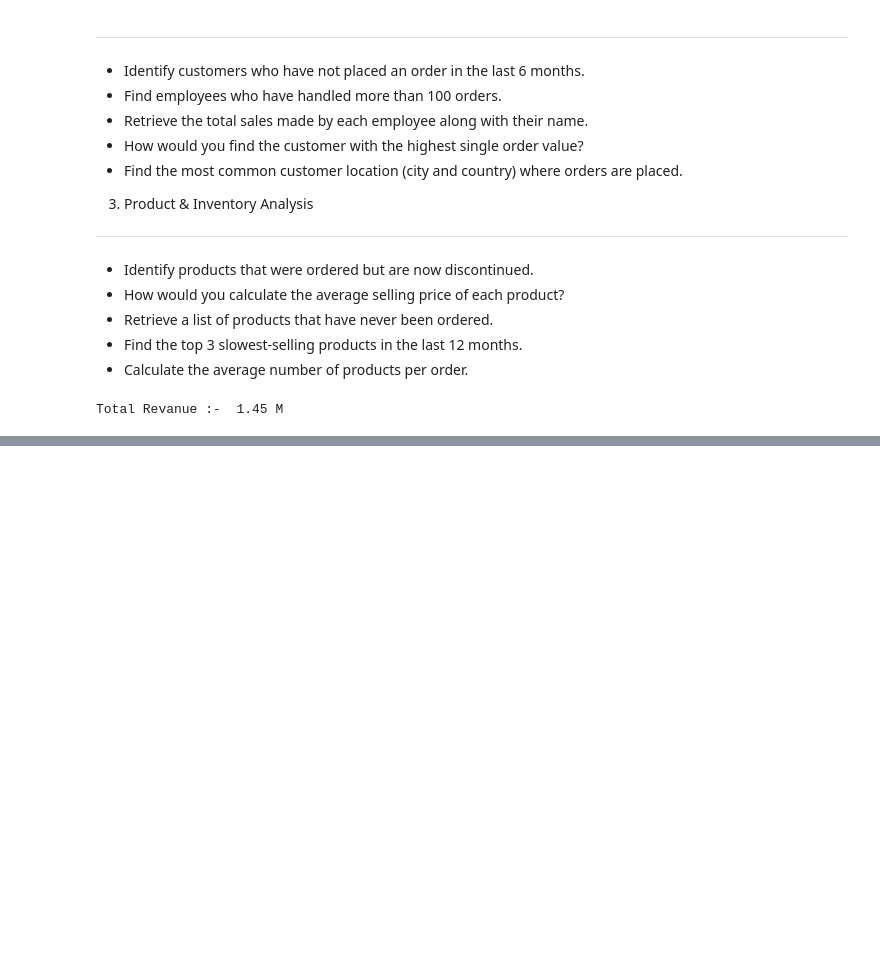
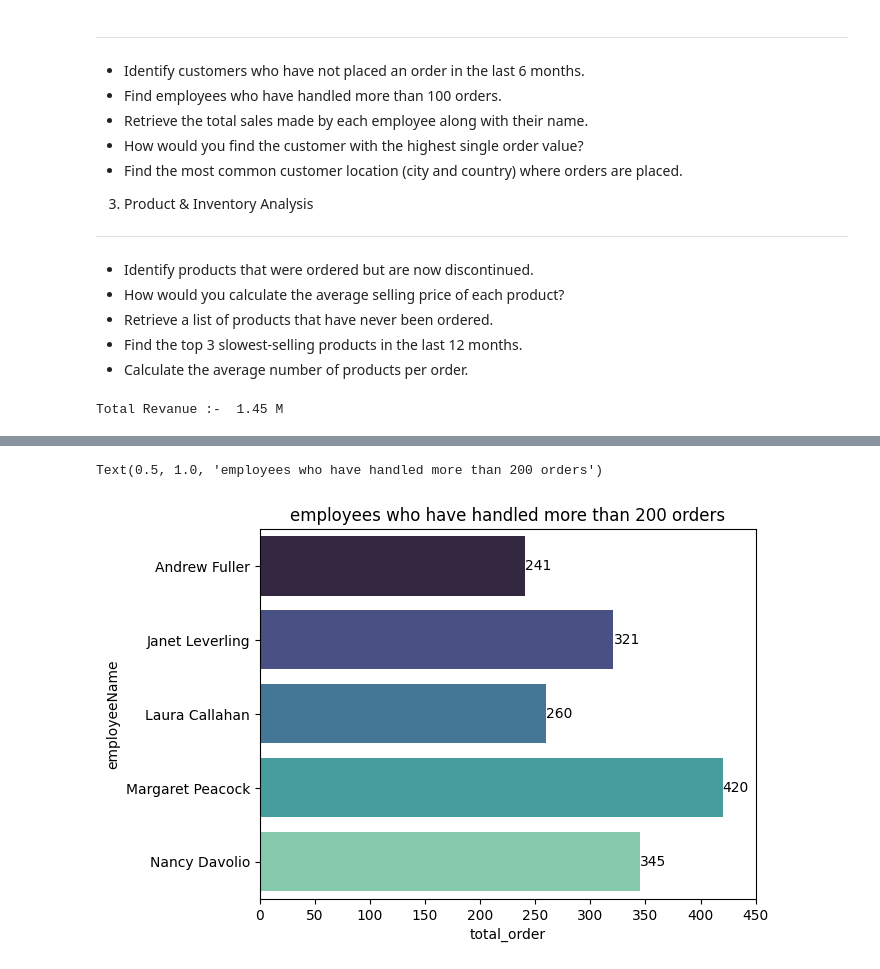
Before and after one commit to Vishwajeet-Rajput/northwind-EDA, a Jupyter notebook: Code/northwind.ipynb, the cells around one changed output, grey strips where cells are left out. Cells and saved outputs as stored; diff of their text form; code cells hidden in the pictures; blank space fills up the shorter version.

```diff
--- a/Code/northwind.ipynb
+++ b/Code/northwind.ipynb
@@ -194,0 +286,13 @@ Total Revanue :-  1.45 M
+# %%
+## Find employees who have handled more than 200 orders
+emp_total_orders = final_chunk.groupby('employeeName')['orderID'].count().reset_index().rename(columns={'orderID':'total_order'})
+emp_200_orders = emp_total_orders[emp_total_orders['total_order']>=200]
+
+ax = sns.barplot(x='total_order', y='employeeName', data=emp_200_orders, palette='mako')
+for bars in ax.containers:
+    ax.bar_label(bars)
+plt.xlim(0,450)
+plt.title('employees who have handled more than 200 orders', fontsize=12)
+# %% [output]
+Text(0.5, 1.0, 'employees who have handled more than 200 orders')
+[figure, added]
```
Also changed, not shown: parts of 15 cells of this notebook.
